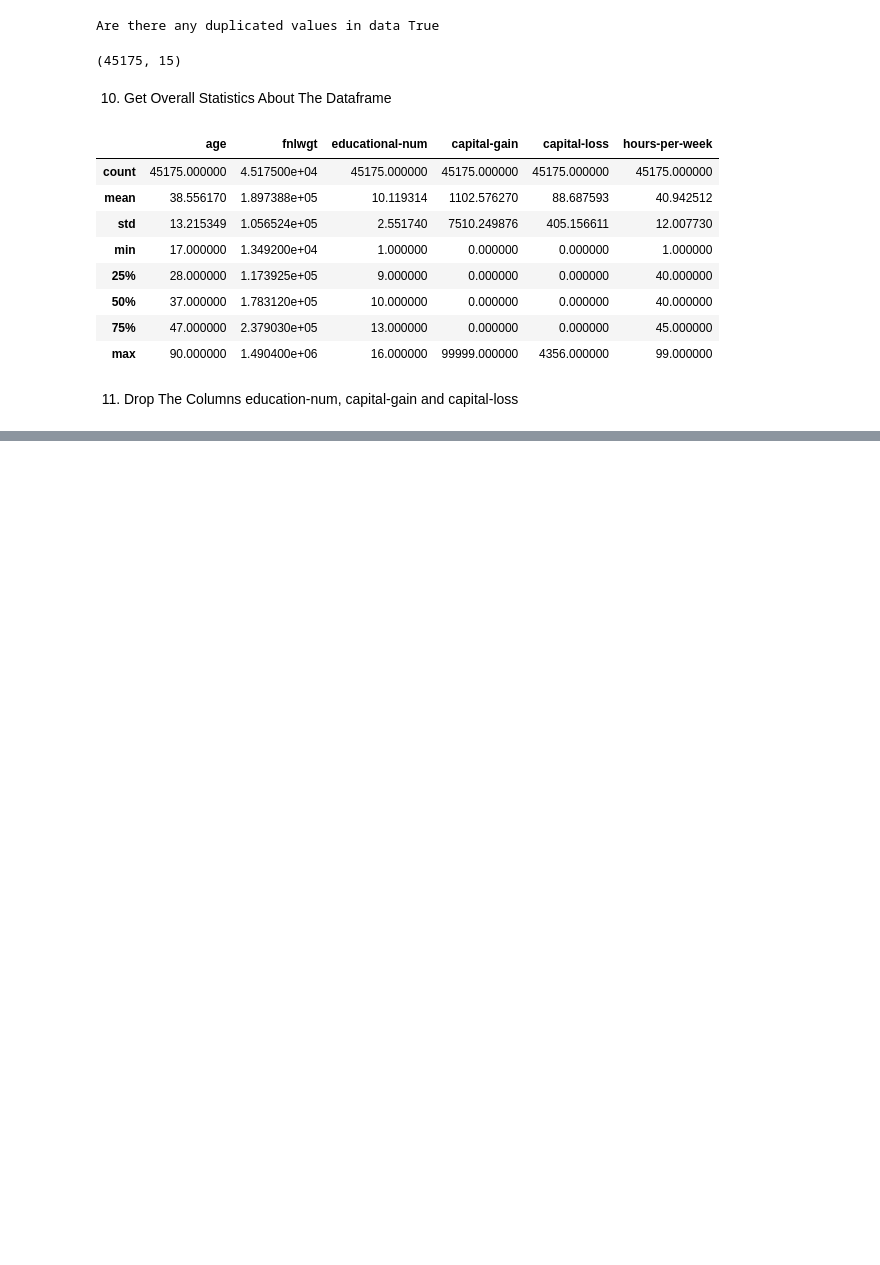
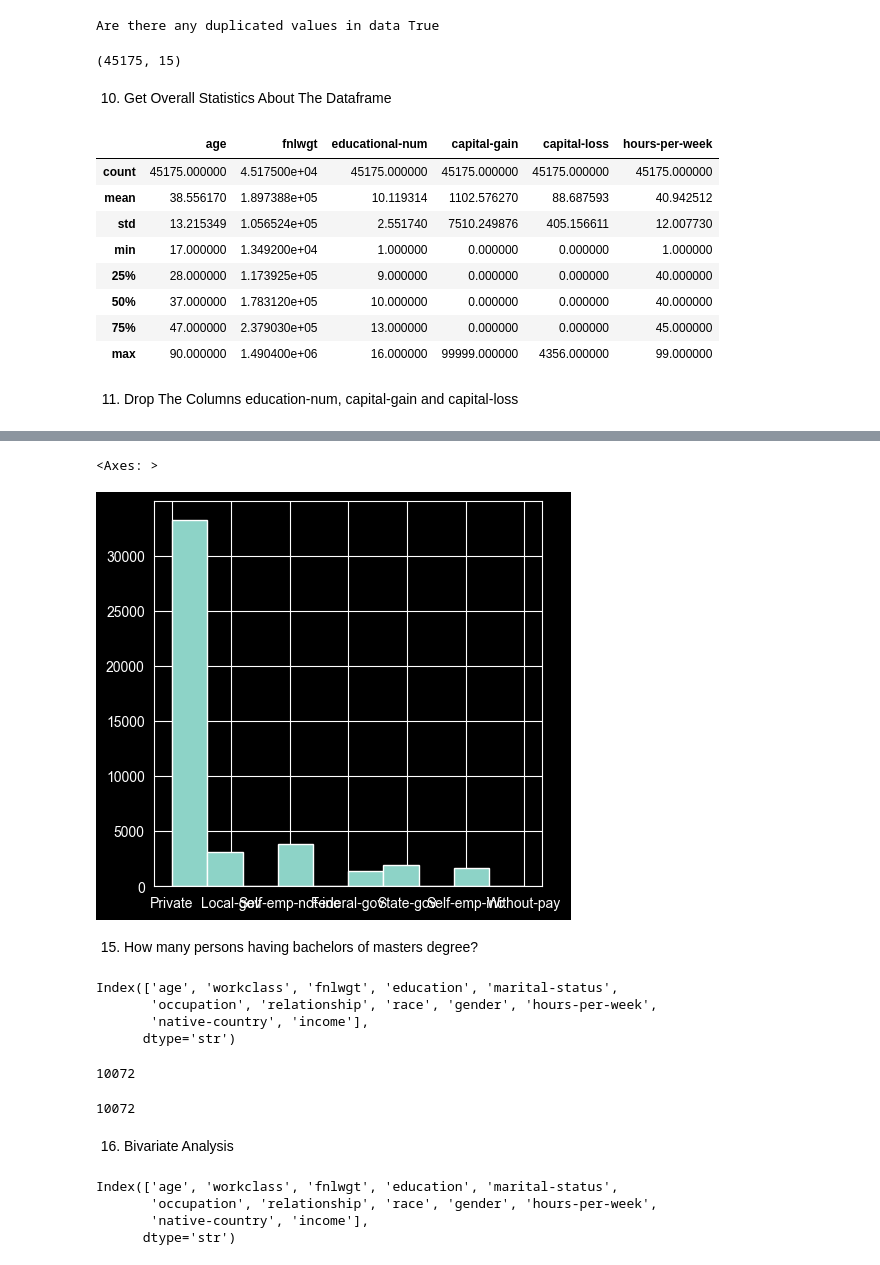
Before and after one commit to arifulislam19/Project-3AdultIncomeDataset, a Jupyter notebook: adultIncome.ipynb, the cells around one changed output, grey strips where cells are left out. Cells and saved outputs as stored; diff of their text form; code cells hidden in the pictures; blank space fills up the shorter version.

```diff
--- a/adultIncome.ipynb
+++ b/adultIncome.ipynb
@@ -263,0 +345,15 @@ data.describe()
+# %%
+plt.figure(figsize=(5,5))
+data['workclass'].hist()
+# %% [output]
+<Axes: >
+[figure, added]
+# %% [markdown]
+15. How many persons having bachelors of masters degree?
+# %%
+data.columns
+# %% [output]
+Index(['age', 'workclass', 'fnlwgt', 'education', 'marital-status',
+       'occupation', 'relationship', 'race', 'gender', 'hours-per-week',
+       'native-country', 'income'],
+      dtype='str')
@@ -263,0 +363,17 @@ data.describe()
+# %%
+len(data[filter1 | filter2])
+# %% [output]
+10072
+# %%
+sum(data['education'].isin(['Bachelors','Masters']))
+# %% [output]
+10072
+# %% [markdown]
+16. Bivariate Analysis
+# %%
+data.columns
+# %% [output]
+Index(['age', 'workclass', 'fnlwgt', 'education', 'marital-status',
+       'occupation', 'relationship', 'race', 'gender', 'hours-per-week',
+       'native-country', 'income'],
+      dtype='str')
```
Also changed, not shown: parts of 35 cells of this notebook.
